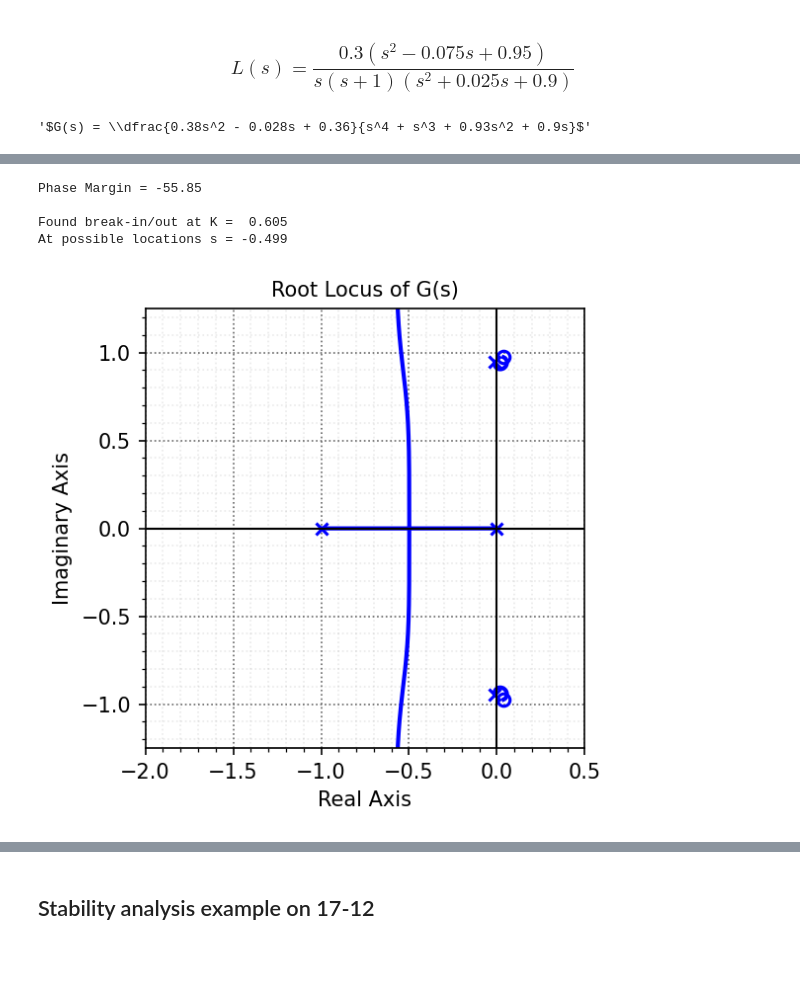
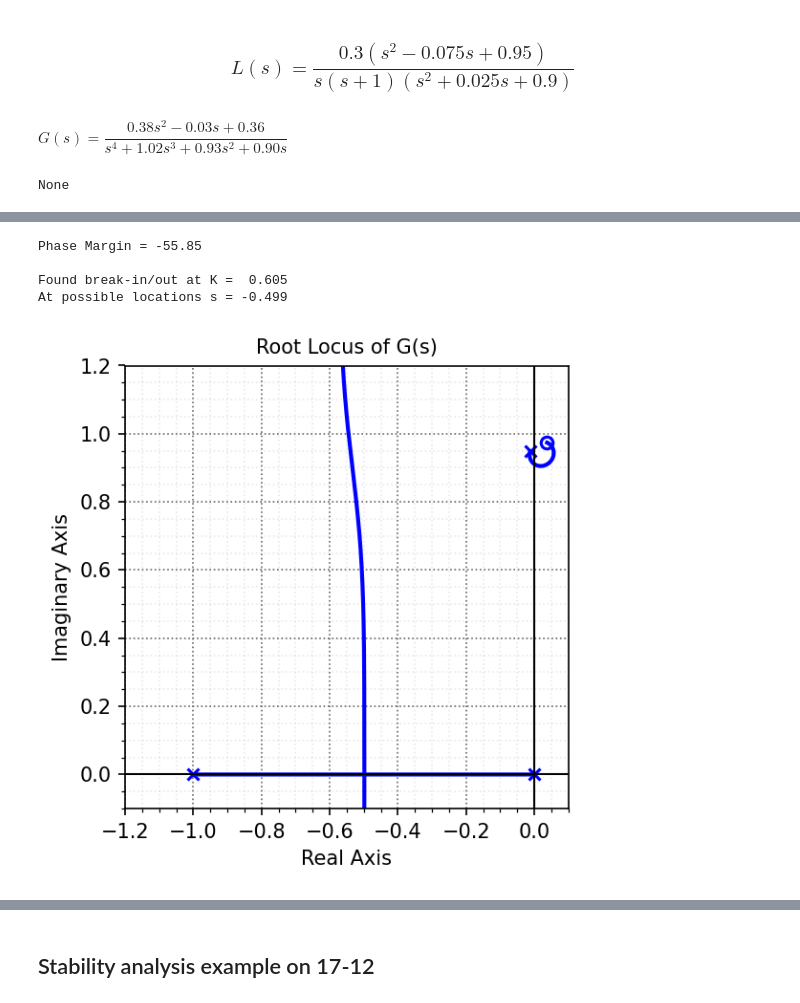
Before and after one commit to mit-acl/16_06_Class, a Jupyter notebook: notebooks/16_06_T17_Nyquist.ipynb, the cells around one changed output, grey strips where cells are left out. Saved outputs shown, nothing was run; the diff lists cells and outputs as text; code cells hidden in the pictures; blank space fills up the shorter version.

```diff
--- a/notebooks/16_06_T17_Nyquist.ipynb
+++ b/notebooks/16_06_T17_Nyquist.ipynb
@@ -204,37 +206,38 @@ plt.rcParams.update({'figure.autolayout': True})
 fig, ax = plt.subplots(1,figsize=(4, 4),dpi=150)
 rl = ct.rlocus(G, gains=cm.Root_Locus_gains(G), color='b',ax=ax)
 bm.nicegrid(ax)
-ax.set_xlim([-2,.5])
-ax.set_ylim([-1.25,1.25])
+ax.set_xlim([-1.2,.1])
+ax.set_ylim([-0.1,1.2])
 ax.set_aspect('equal')
 ax.set_xlabel('Real Axis')
 ax.set_ylabel('Imaginary Axis')
 plt.title('Root Locus of G(s)')
 plt.savefig("./figs/L19_GM_PM_2a.pdf", dpi=600)
 
-fig, ax = plt.subplots(2,1,figsize=(6, 6),dpi=150, sharex = True,constrained_layout = True)
+fig, ax = plt.subplots(2,1,figsize=(4, 4),dpi=150, sharex = True,constrained_layout = True)
 ax[0].loglog(Gw,Gm,'b')
 ax[1].semilogx(Gw,cm.pshift(Gp)*cm.r2d,'b')
 ax[0].set_xlim([.4,4])
 ax[0].set_ylim([.02,2])
 ax[1].set_ylim([-200,200])
 ax[0].grid(True, which="both", ls="-",color='0.65')
 ax[1].grid(True, which="both", ls="-",color='0.65')
 ax[1].set_xlabel('Freq [rad/sec]')
 ax[1].set_ylabel('Phase [degs]')
 ax[0].set_ylabel('Magnitude')
 ax[0].set_title("Frequency response / Bode")
 
 ax[0].set_xscale('log')
 ax[0].xaxis.set_major_locator(LogLocator(base=10, subs=(1.0, 2.0, 4.0)))
 ax[0].xaxis.set_major_formatter(ScalarFormatter())
 ax[0].xaxis.set_minor_formatter(plt.NullFormatter())
 plt.savefig("./figs/L19_GM_PM_2b.pdf", dpi=600)
 # %% [output]
+$\displaystyle G(s) = \dfrac{0.38s^2 - 0.03s + 0.36}{s^4 + 1.02s^3 + 0.93s^2 + 0.90s}$
-'$G(s) = \\dfrac{0.38s^2 - 0.028s + 0.36}{s^4 + s^3 + 0.93s^2 + 0.9s}$'
+None
 [figure]
 Phase Margin = -55.85
 
 Found break-in/out at K =  0.605
 At possible locations s = -0.499
-[figure, old version]
+[figure, new version]
```
Also changed, not shown: parts of 6 cells of this notebook, 9 other files.
